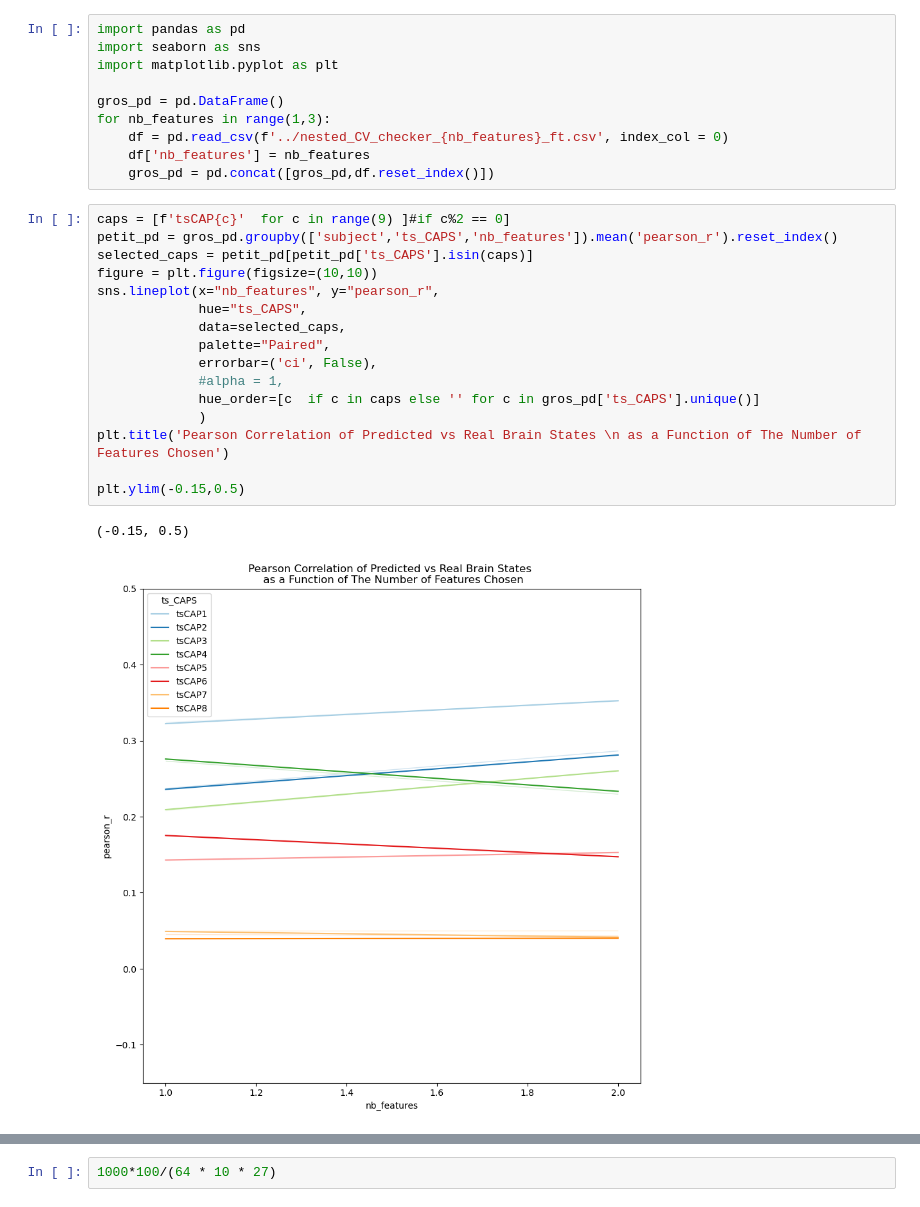
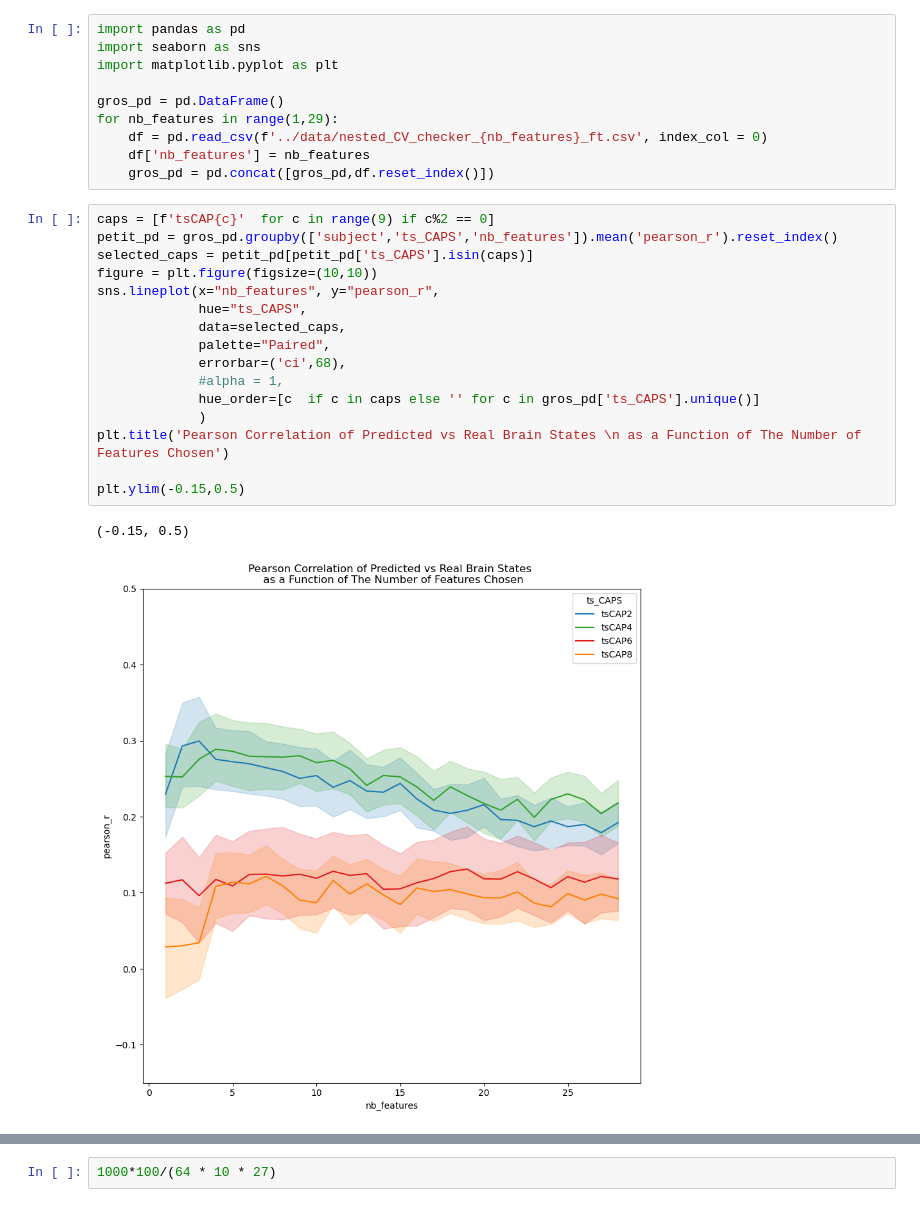
Before and after one commit to Sam54000/eeg_brain_state_prediction, a Jupyter notebook: src/plotting_screening_nb_features.ipynb, the cells around one changed output, grey strips where cells are left out. Drawn from its saved outputs; the diff is of its cells as text.

```diff
--- a/src/plotting_screening_nb_features.ipynb
+++ b/src/plotting_screening_nb_features.ipynb
@@ -4,29 +4,29 @@ import seaborn as sns
 import matplotlib.pyplot as plt
 
 gros_pd = pd.DataFrame()
-for nb_features in range(1,3):
-    df = pd.read_csv(f'../nested_CV_checker_{nb_features}_ft.csv', index_col = 0)
+for nb_features in range(1,29):
+    df = pd.read_csv(f'../data/nested_CV_checker_{nb_features}_ft.csv', index_col = 0)
     df['nb_features'] = nb_features
     gros_pd = pd.concat([gros_pd,df.reset_index()])
 # %%
-caps = [f'tsCAP{c}'  for c in range(9) ]#if c%2 == 0]
+caps = [f'tsCAP{c}'  for c in range(9) if c%2 == 0]
 petit_pd = gros_pd.groupby(['subject','ts_CAPS','nb_features']).mean('pearson_r').reset_index()
 selected_caps = petit_pd[petit_pd['ts_CAPS'].isin(caps)]
 figure = plt.figure(figsize=(10,10))
 sns.lineplot(x="nb_features", y="pearson_r",
              hue="ts_CAPS",
              data=selected_caps,
              palette="Paired",
-             errorbar=('ci', False),
+             errorbar=('ci',68),
              #alpha = 1,
              hue_order=[c  if c in caps else '' for c in gros_pd['ts_CAPS'].unique()]
              )
 plt.title('Pearson Correlation of Predicted vs Real Brain States \n as a Function of The Number of Features Chosen')
 
 plt.ylim(-0.15,0.5)
 # %% [output]
 (-0.15, 0.5)
-[figure, old version]
+[figure, new version]
 # %%
 import numpy as np
 for cap in gros_pd['ts_CAPS'].unique():
```
Also changed, not shown: parts of 2 cells of this notebook, 6 other files.
